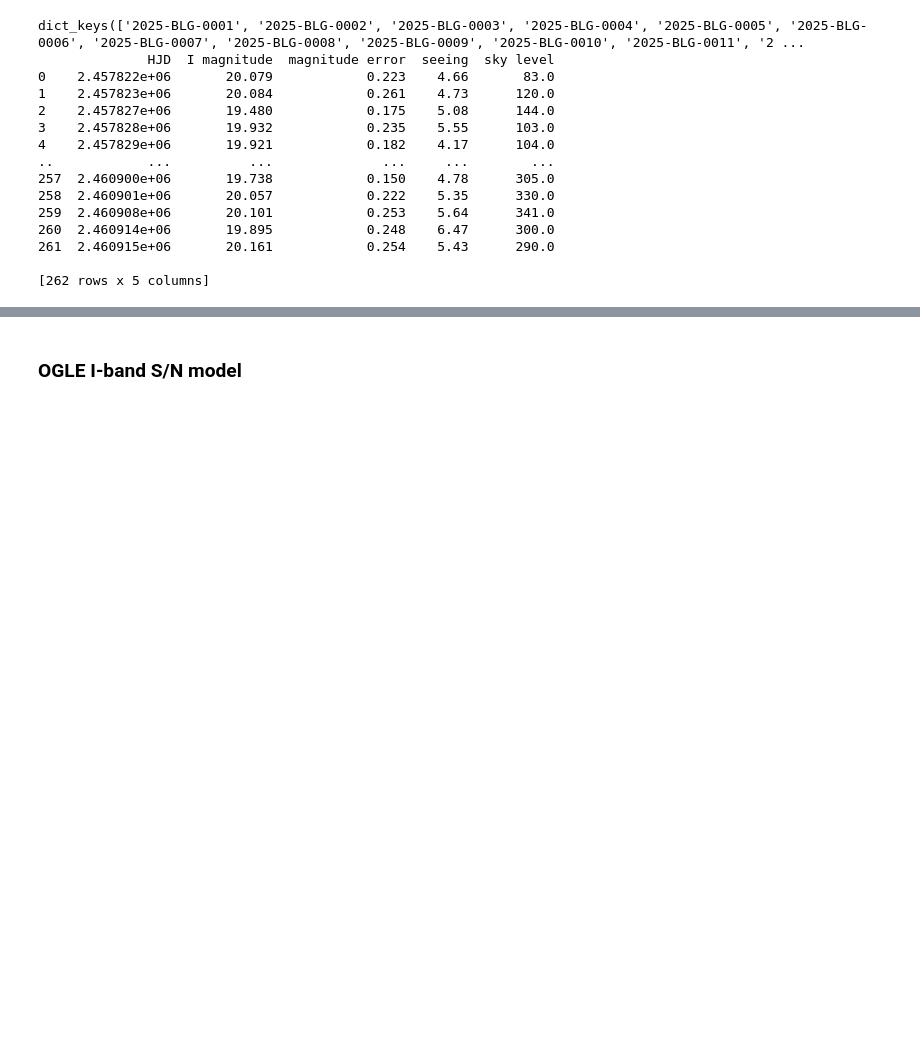
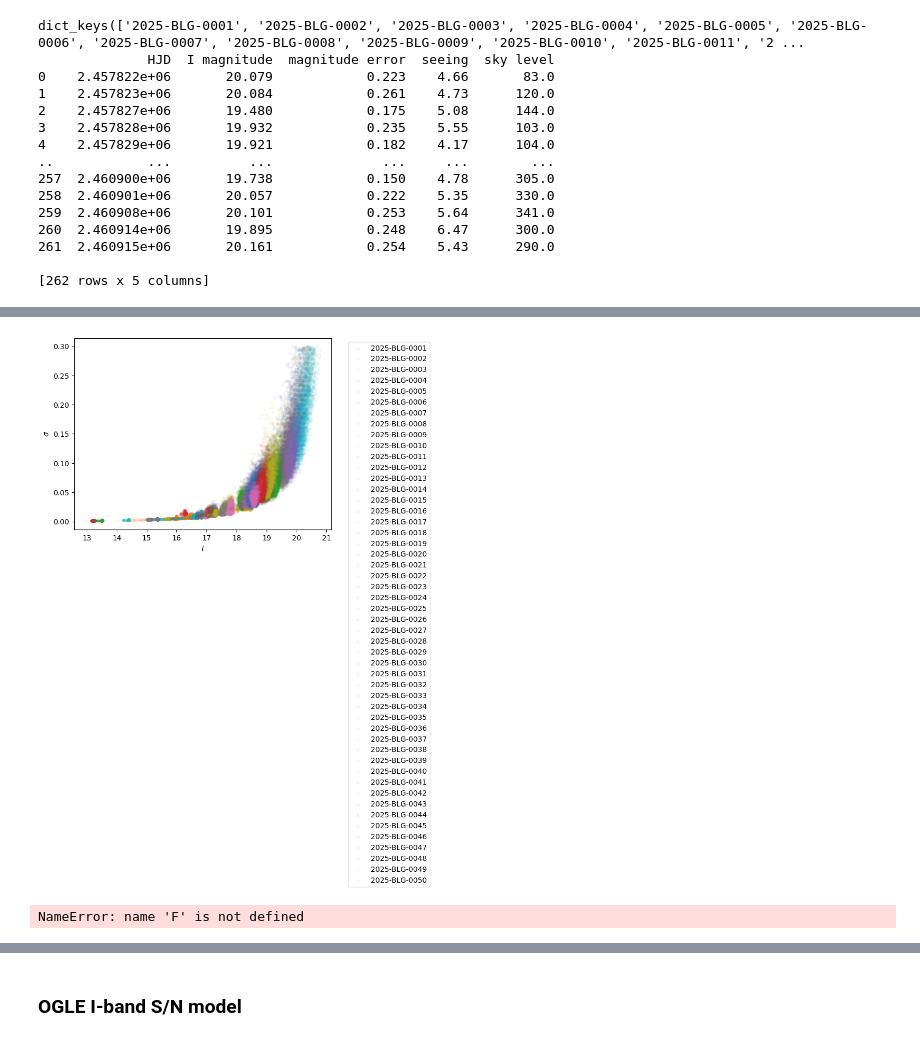
Before and after one commit to AmberLee2427/PopSyCLE-table, a Jupyter notebook: Noise_Models.ipynb, the cells around one changed output, grey strips where cells are left out. Saved outputs shown, nothing was run; the diff lists cells and outputs as text; code cells hidden in the pictures; blank space fills up the shorter version.

```diff
--- a/Noise_Models.ipynb
+++ b/Noise_Models.ipynb
@@ -222,0 +246,39 @@ def mag_to_flux(mag, band="I", obs="OGLE", zp=None):
+# %%
+plt.figure()
+
+X = []  # Use lists instead, much easier
+Y = []
+
+for event_id, data in OGLE_data.items():
+    plt.scatter(data['I magnitude'], (data['magnitude error']), label=event_id, alpha=0.05, s=10)  # Added alpha and smaller size for better visualization
+
+plt.ylabel(r"$\sigma$")
+plt.xlabel(r"$I$")
+plt.legend(bbox_to_anchor=(1.05, 1), loc='upper left')  # Move legend outside plot
+plt.tight_layout()
+plt.show()
+# %% [output]
+[figure, added]
+# %%
+# Effective SNR slope b_eff(F) from your fitted variance model
+import numpy as np
+import matplotlib.pyplot as plt
+
+Fplot = np.logspace(np.log10(max(np.nanmin(F), 1e-3)), np.log10(np.nanmax(F)), 300)
+den = (a*Fplot + b + c*Fplot**2)
+num = (a*Fplot + 2*c*Fplot**2)
+b_eff = 1.0 - 0.5 * (num / den)
+
+plt.figure(figsize=(5.5, 4))
+plt.semilogx(Fplot, b_eff, label='b_eff(F) = d ln SNR / d ln F')
+plt.axhline(1.0, ls='--', c='k', lw=1)
+plt.axhline(0.5, ls='--', c='k', lw=1)
+plt.axhline(0.0, ls='--', c='k', lw=1)
+plt.ylim(-0.05, 1.05)
+plt.xlabel('F')
+plt.ylabel('effective slope b_eff')
+plt.title('Local power-law slope of SNR(F)')
+plt.legend()
+plt.show()
+# %% [output]
+NameError: name 'F' is not defined
```
Also changed, not shown: parts of 16 cells of this notebook, 1 other file.
